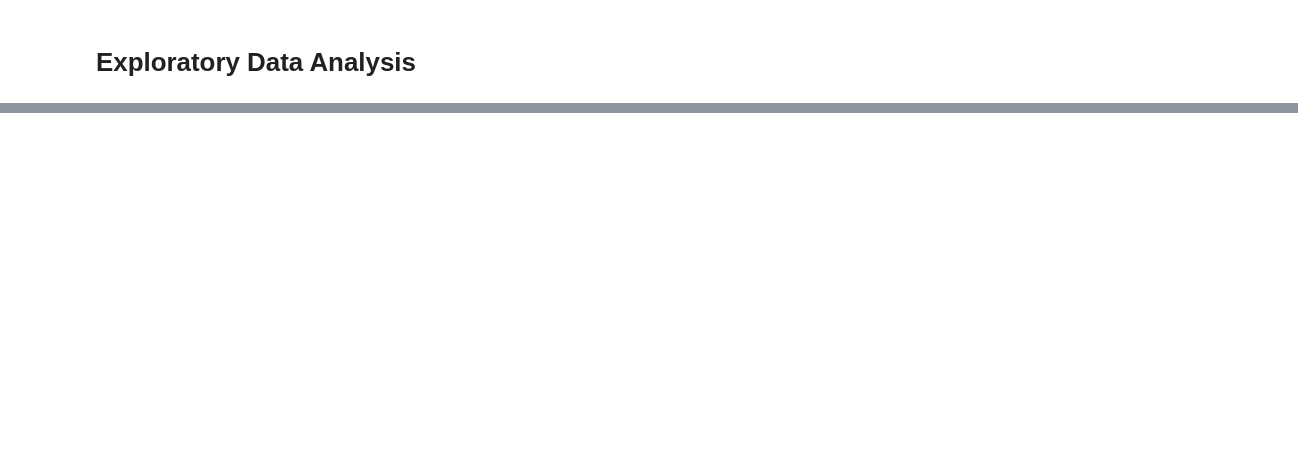
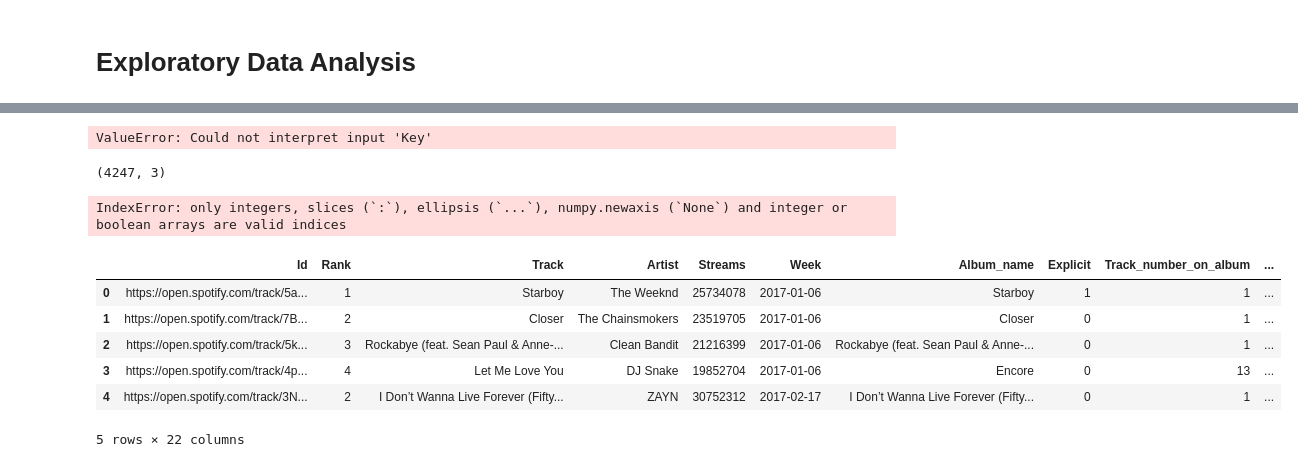
Before and after one commit to arora-ansh/HitPredictor-ML-Project, a Jupyter notebook: eda.ipynb, the cells around one changed output, grey strips where cells are left out. Cells and saved outputs as stored; diff of their text form; code cells hidden in the pictures; blank space fills up the shorter version.

```diff
--- a/eda.ipynb
+++ b/eda.ipynb
@@ -51,0 +61,38 @@ Mean value for <built-in method capitalize of str object at 0x...> : 0.635774028
+# %%
+#map the numeric values of key to notes
+key_mapping = {0.0: 'C', 1.0: 'C♯,D♭', 2.0: 'D', 3.0: 'D♯,E♭', 4.0: 'E', 5.0: 'F', 6.0: 'F♯,G♭', 7.0: 'G', 8.0: 'G♯,A♭', 9.0: 'A', 10.0: 'A♯,B♭', 11.0: 'B'}
+data['Key'] = data['Key'].map(key_mapping)
+
+sns.countplot(x = 'Key', data=data, order=data['Key'].value_counts().index)
+plt.title("Count of Song Keys")
+plt.show()
+# %% [output]
+ValueError: Could not interpret input 'Key'
+# %%
+from sklearn.manifold import TSNE
+X_embedded = TSNE(n_components=3).fit_transform(data[features])
+X_embedded.shape
+# %% [output]
+(4247, 3)
+# %%
+sns.set_style('ticks')
+sns.lmplot(
+    x='_DIM_1_',
+    y='_DIM_2_',
+    data = X_embedded,
+    fit_reg=False,
+    legend=True,
+    hue='Label',
+)
+# %% [output]
+IndexError: only integers, slices (`:`), ellipsis (`...`), numpy.newaxis (`None`) and integer or boolean arrays are valid indices
+# %%
+data.head()
+# %% [output]
+|  | Id | Rank | Track | Artist | Streams | Week | Album_name | Explicit | Track_number_on_album | ... |
+| 0 | https://open.spotify.com/track/5a... | 1 | Starboy | The Weeknd | 25734078 | 2017-01-06 | Starboy | 1 | 1 | ... |
+| 1 | https://open.spotify.com/track/7B... | 2 | Closer | The Chainsmokers | 23519705 | 2017-01-06 | Closer | 0 | 1 | ... |
+| 2 | https://open.spotify.com/track/5k... | 3 | Rockabye (feat. Sean Paul & Anne-... | Clean Bandit | 21216399 | 2017-01-06 | Rockabye (feat. Sean Paul & Anne-... | 0 | 1 | ... |
+| 3 | https://open.spotify.com/track/4p... | 4 | Let Me Love You | DJ Snake | 19852704 | 2017-01-06 | Encore | 0 | 13 | ... |
+| 4 | https://open.spotify.com/track/3N... | 2 | I Don’t Wanna Live Forever (Fifty... | ZAYN | 30752312 | 2017-02-17 | I Don’t Wanna Live Forever (Fifty... | 0 | 1 | ... |
+5 rows × 22 columns
```
Also changed, not shown: parts of 9 cells of this notebook, 21 other files.
